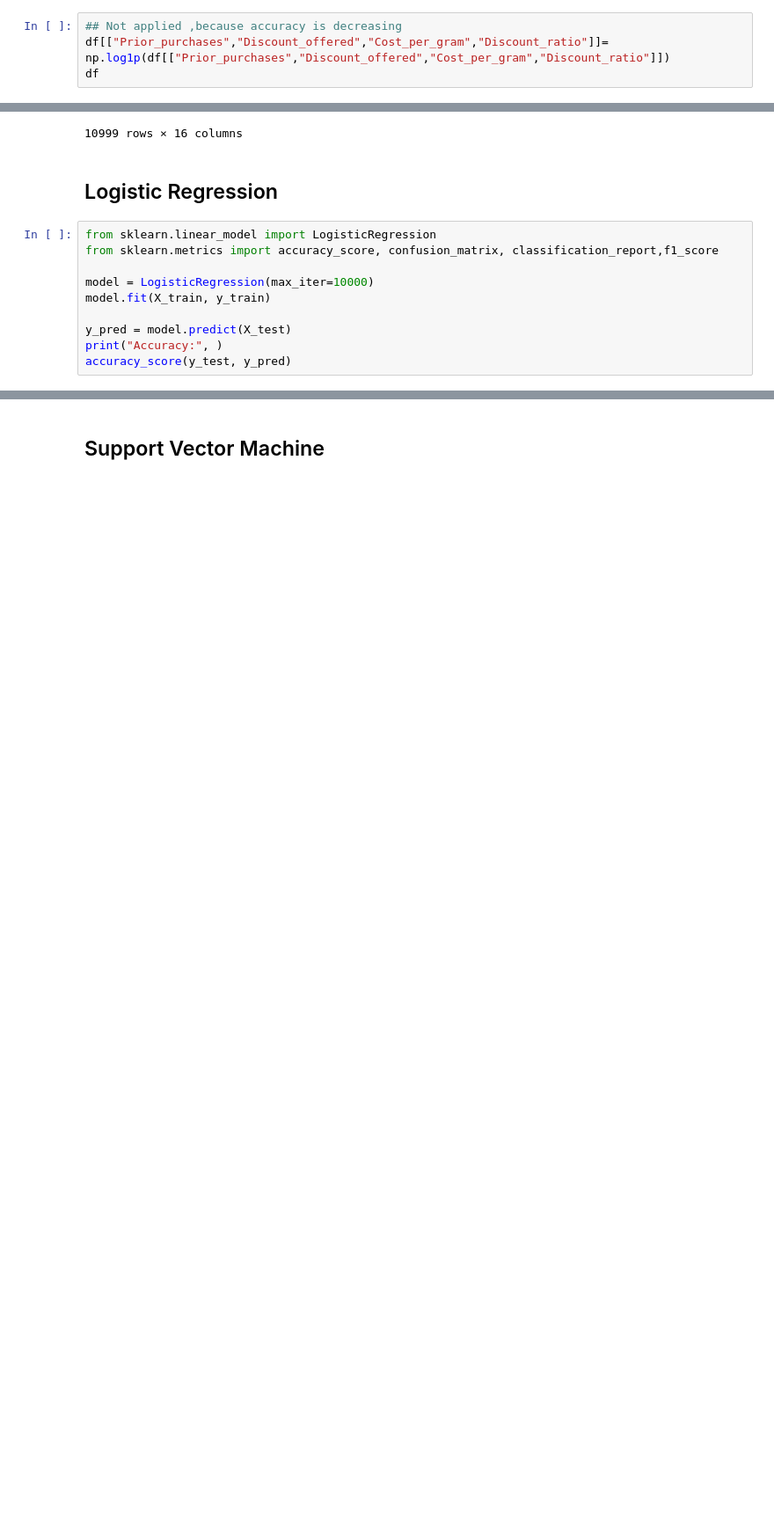
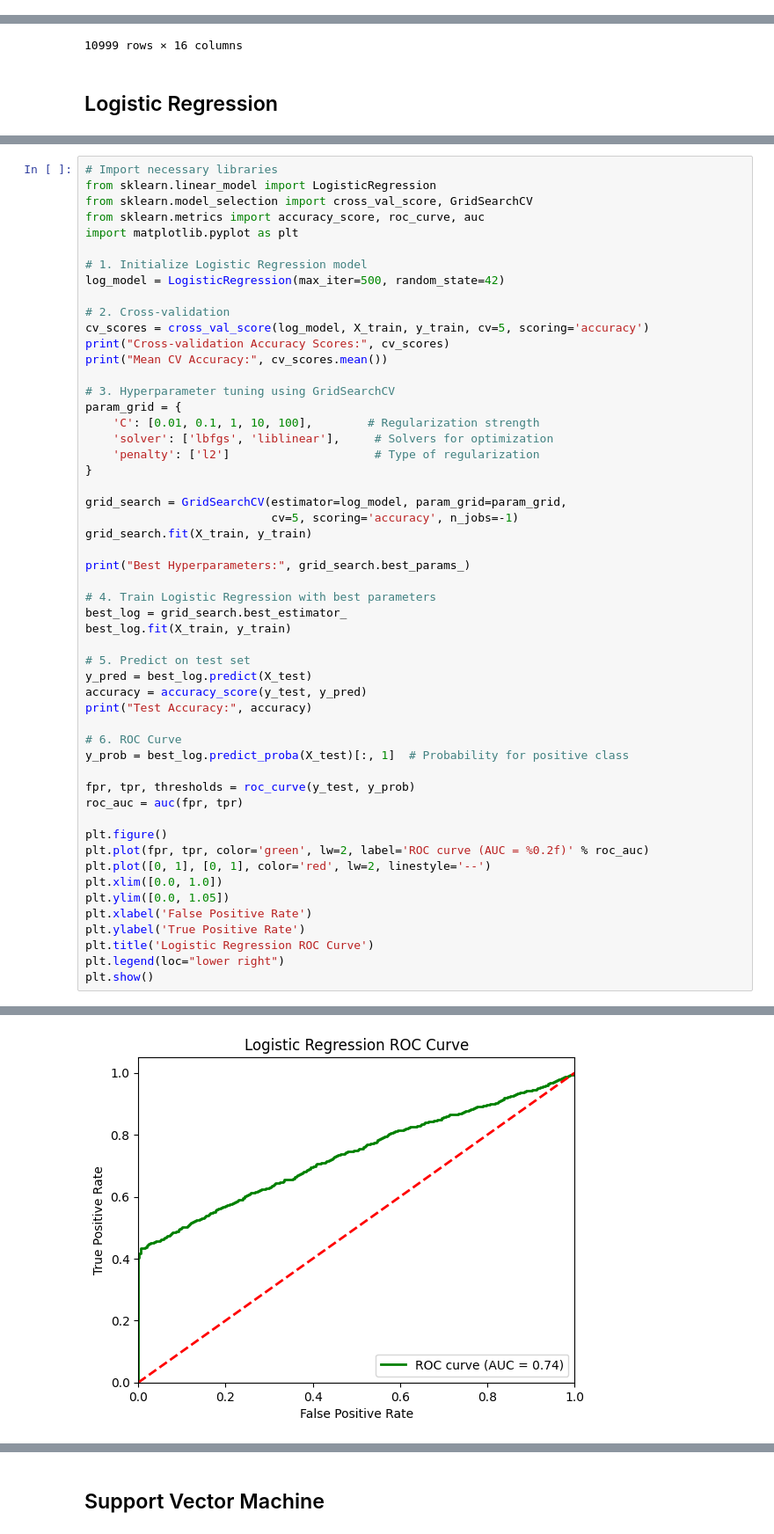
Before and after one commit to SpringBoard782/AI_Shipment_Sure_Infosys_Project, a Jupyter notebook: Ramu/main.ipynb, the cells around one changed output, grey strips where cells are left out. Shown at 88% size. Saved outputs shown, nothing was run; the diff lists cells and outputs as text; blank space fills up the shorter version.

```diff
--- a/Ramu/main.ipynb
+++ b/Ramu/main.ipynb
@@ -98,7 +98,3 @@ df
 | 10997 | F | Ship | 0.828377 | -0.700755 | 0.266394 | ... |
 | 10998 | D | Ship | -1.799887 | 1.421578 | -1.148472 | ... |
 10999 rows × 13 columns
-# %%
-## Not applied ,because accuracy is decreasing
-df[["Prior_purchases","Discount_offered","Cost_per_gram","Discount_ratio"]]= np.log1p(df[["Prior_purchases","Discount_offered","Cost_per_gram","Discount_ratio"]])
-df
@@ -247,13 +234,3 @@ X
 10999 rows × 16 columns
 # %% [markdown]
 ## Logistic Regression
-# %%
-from sklearn.linear_model import LogisticRegression
-from sklearn.metrics import accuracy_score, confusion_matrix, classification_report,f1_score
-
-model = LogisticRegression(max_iter=10000)
-model.fit(X_train, y_train)
-
-y_pred = model.predict(X_test)
-print("Accuracy:", )
-accuracy_score(y_test, y_pred)
@@ -290,0 +237,54 @@ F1-SCore : 0.7052384675527756
+# %%
+# Import necessary libraries
+from sklearn.linear_model import LogisticRegression
+from sklearn.model_selection import cross_val_score, GridSearchCV
+from sklearn.metrics import accuracy_score, roc_curve, auc
+import matplotlib.pyplot as plt
+
+# 1. Initialize Logistic Regression model
+log_model = LogisticRegression(max_iter=500, random_state=42)
+
+# 2. Cross-validation
+cv_scores = cross_val_score(log_model, X_train, y_train, cv=5, scoring='accuracy')
+print("Cross-validation Accuracy Scores:", cv_scores)
+print("Mean CV Accuracy:", cv_scores.mean())
+
+# 3. Hyperparameter tuning using GridSearchCV
+param_grid = {
+    'C': [0.01, 0.1, 1, 10, 100],        # Regularization strength
+    'solver': ['lbfgs', 'liblinear'],     # Solvers for optimization
+    'penalty': ['l2']                     # Type of regularization
+}
+
+grid_search = GridSearchCV(estimator=log_model, param_grid=param_grid,
+                           cv=5, scoring='accuracy', n_jobs=-1)
+grid_search.fit(X_train, y_train)
+
+print("Best Hyperparameters:", grid_search.best_params_)
+
+# 4. Train Logistic Regression with best parameters
+best_log = grid_search.best_estimator_
+best_log.fit(X_train, y_train)
+
+# 5. Predict on test set
+y_pred = best_log.predict(X_test)
+accuracy = accuracy_score(y_test, y_pred)
+print("Test Accuracy:", accuracy)
+
+# 6. ROC Curve
+y_prob = best_log.predict_proba(X_test)[:, 1]  # Probability for positive class
+
+fpr, tpr, thresholds = roc_curve(y_test, y_prob)
+roc_auc = auc(fpr, tpr)
+
+plt.figure()
+plt.plot(fpr, tpr, color='green', lw=2, label='ROC curve (AUC = %0.2f)' % roc_auc)
+plt.plot([0, 1], [0, 1], color='red', lw=2, linestyle='--')
+plt.xlim([0.0, 1.0])
+plt.ylim([0.0, 1.05])
+plt.xlabel('False Positive Rate')
+plt.ylabel('True Positive Rate')
+plt.title('Logistic Regression ROC Curve')
+plt.legend(loc="lower right")
+plt.show()
+# %% [output]
@@ -290,0 +295 @@ F1-SCore : 0.7052384675527756
+[figure, added]
```
Also changed, not shown: parts of 34 cells of this notebook, 9 other files.
